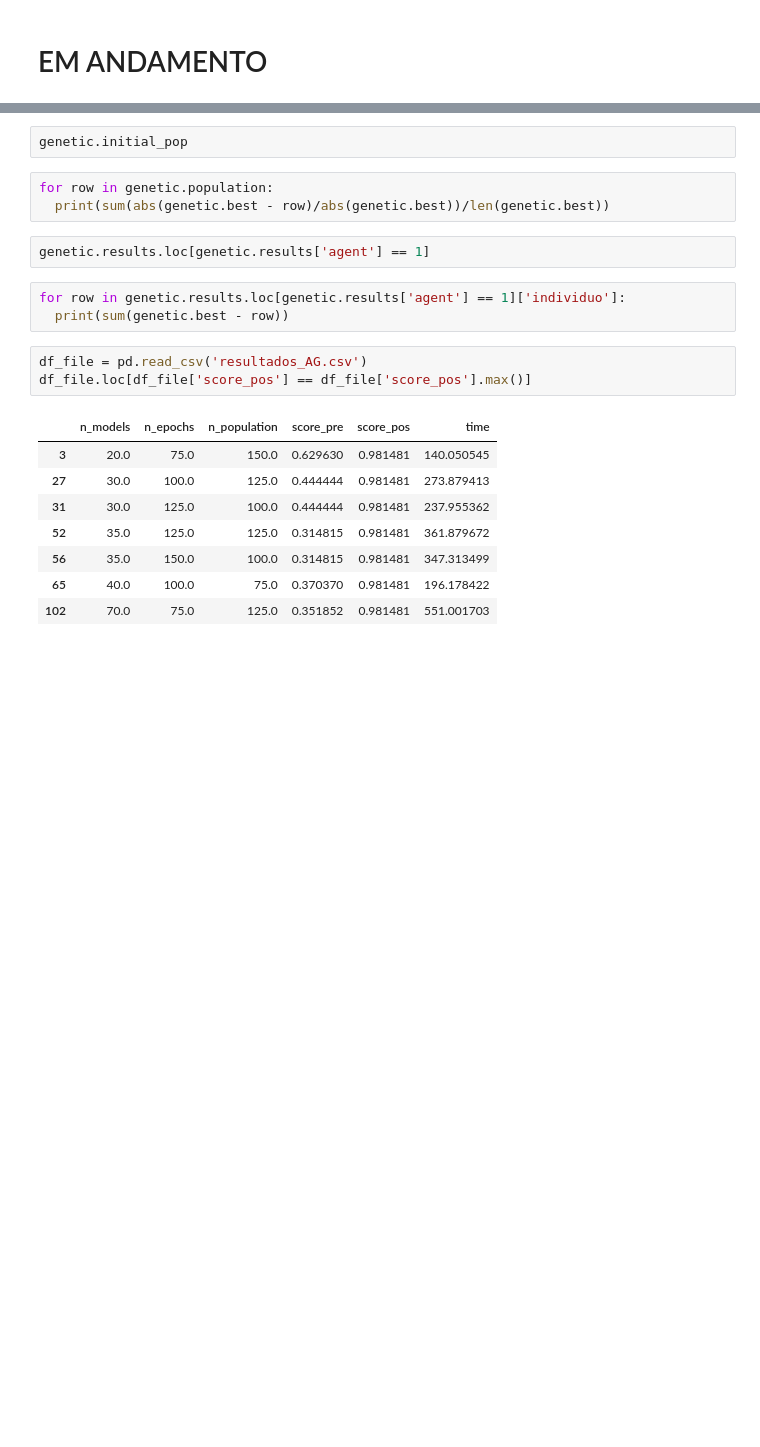
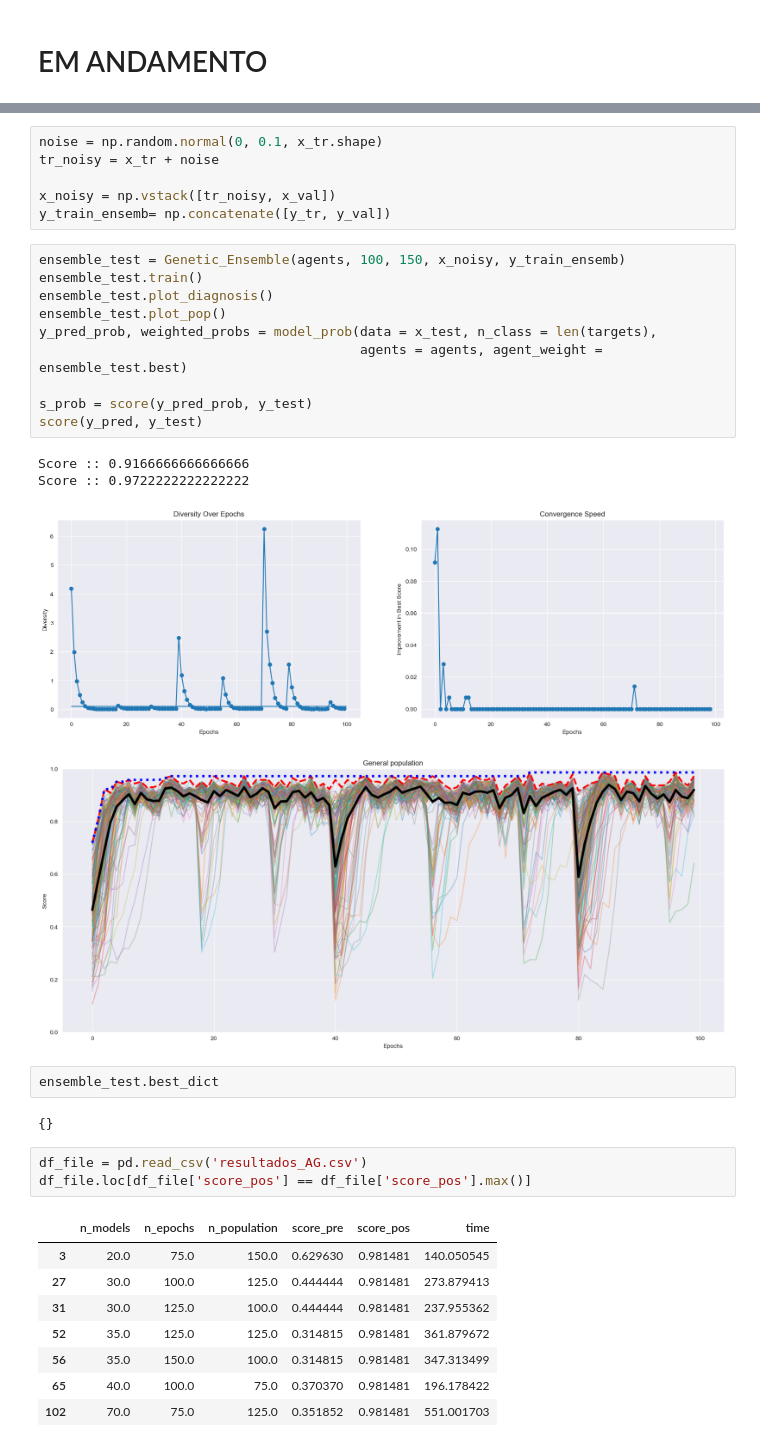
Before and after one commit to arthurhirez/Genetic_Forest, a Jupyter notebook: code.ipynb, the cells around one changed output, grey strips where cells are left out. Saved outputs shown, nothing was run; the diff lists cells and outputs as text; blank space fills up the shorter version.

```diff
--- a/code.ipynb
+++ b/code.ipynb
@@ -966,13 +914,28 @@ genetic.population
-# %%
-genetic.initial_pop
-# %%
-for row in genetic.population:
-  print(sum(abs(genetic.best - row)/abs(genetic.best))/len(genetic.best))
-# %%
-genetic.results.loc[genetic.results['agent'] == 1]
-# %%
-for row in genetic.results.loc[genetic.results['agent'] == 1]['individuo']:
-  print(sum(genetic.best - row))
+# %%
+noise = np.random.normal(0, 0.1, x_tr.shape)
+tr_noisy = x_tr + noise
+
+x_noisy = np.vstack([tr_noisy, x_val])
+y_train_ensemb= np.concatenate([y_tr, y_val])
+# %%
+ensemble_test = Genetic_Ensemble(agents, 100, 150, x_noisy, y_train_ensemb)
+ensemble_test.train()
+ensemble_test.plot_diagnosis()
+ensemble_test.plot_pop()
+y_pred_prob, weighted_probs = model_prob(data = x_test, n_class = len(targets),
+                                         agents = agents, agent_weight = ensemble_test.best)
+
+s_prob = score(y_pred_prob, y_test)
+score(y_pred, y_test)
+# %% [output]
+Score :: 0.9166666666666666
+Score :: 0.9722222222222222
+[figure, added]
+[figure, added]
+# %%
+ensemble_test.best_dict
+# %% [output]
+{}
 # %%
 df_file = pd.read_csv('resultados_AG.csv')
 df_file.loc[df_file['score_pos'] == df_file['score_pos'].max()]
```
Also changed, not shown: parts of 24 cells of this notebook.
